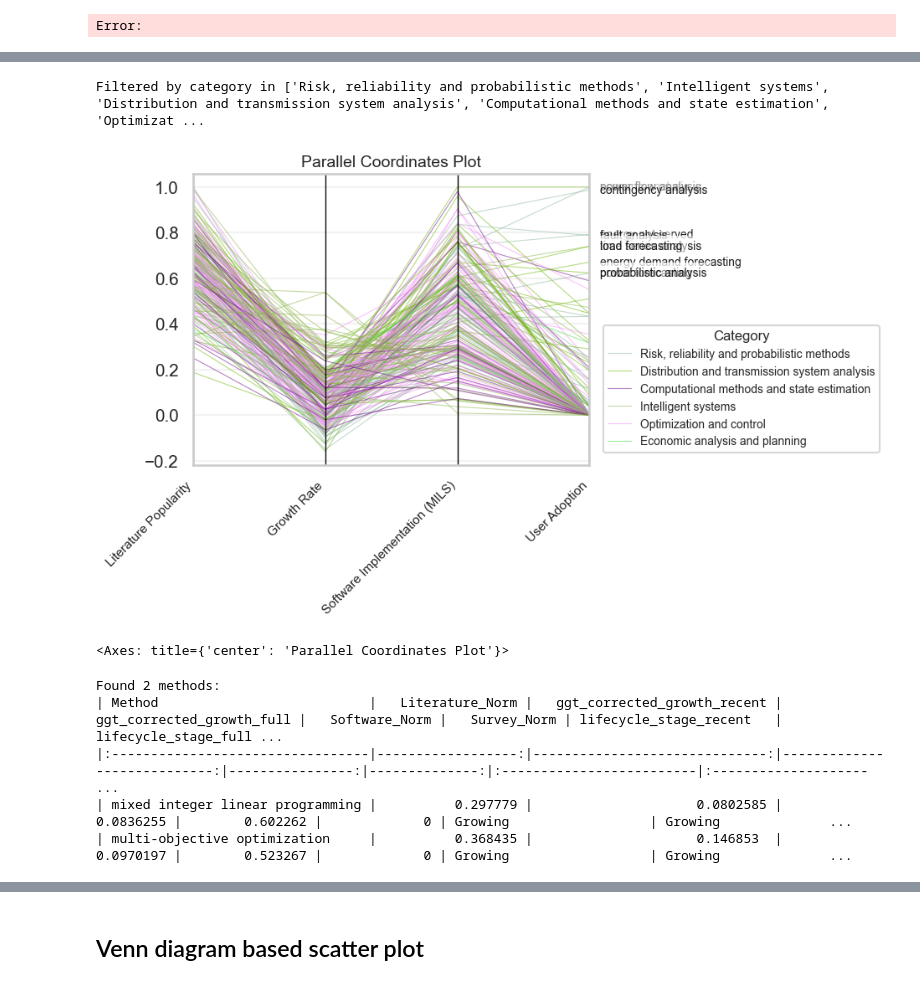
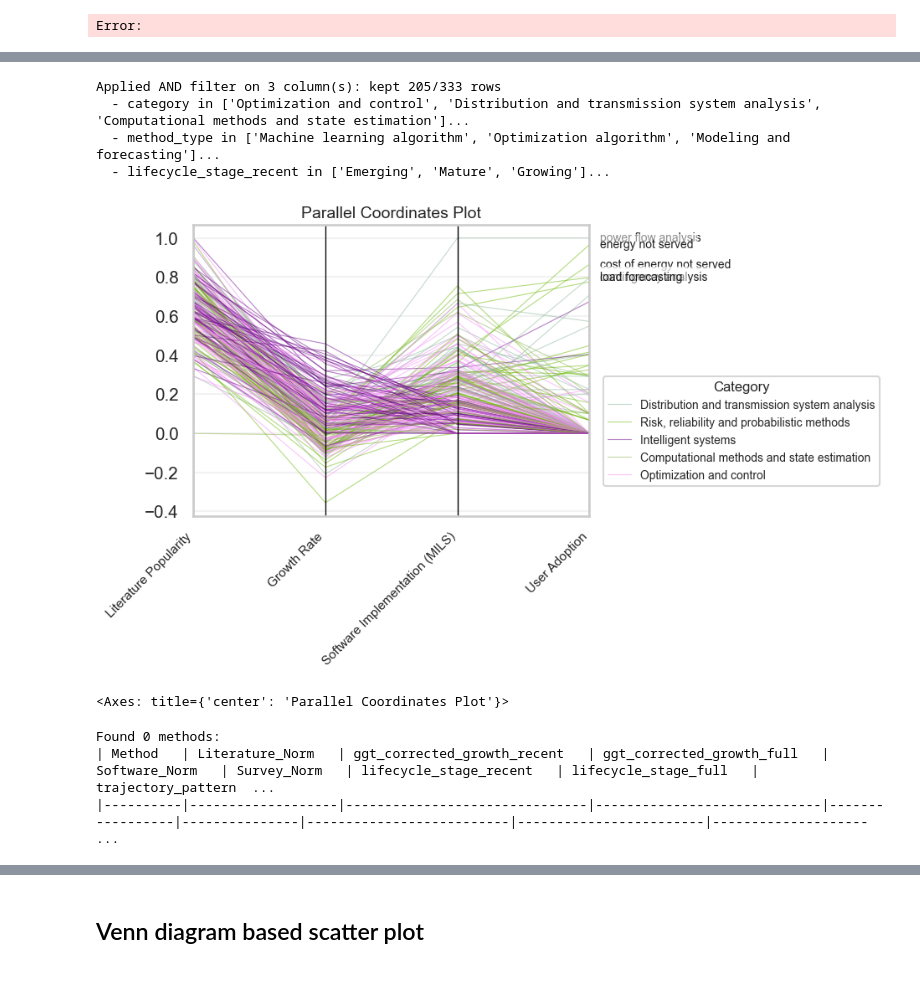
Before and after one commit to stigsimo/Literature-search-and-analysis, a Jupyter notebook: Comparison_of_method_scores.ipynb, the cells around one changed output, grey strips where cells are left out. Drawn from its saved outputs; the diff is of its cells as text; code cells hidden in the pictures.

```diff
--- a/Comparison_of_method_scores.ipynb
+++ b/Comparison_of_method_scores.ipynb
@@ -3024,17 +3941,17 @@ def identify_missing_methods(merged_df, variant_groups_file="Saved_files_new/met
 # %%
 # Literature analysis files
 LOAD_DIR = "C:/Users/STSI/OneDrive - Skagerak Energi/06-NæringsPhD/Egne papers/State of the art/Data"
-CONFIG['literature_csv'] = f'{LOAD_DIR}/enhanced_method_analysis_2025_12_19_reliability_resilience_power_systems.csv'# 'Saved_files_new\enhanced_method_analysis_2025_11_20_reliability_resilience_power_systems.csv'
-CONFIG['topic_names_json'] = f'{LOAD_DIR}//topic_names_2025_12_19_reliability_resilience_power_systems.json'#'Saved_files_new/topic_names_2025_11_20_reliability_resilience_power_systems.json'
-CONFIG['topic_ngrams_json'] = f'{LOAD_DIR}/topic_specific_tfidf_ngrams_2025_12_19_reliability_resilience_power_systems.json'#'Saved_files_new/topic_specific_tfidf_ngrams_2025_11_20_reliability_resilience_power_systems.json'
-CONFIG['term_frequencies_json'] = f'{LOAD_DIR}/term_frequencies_2025_12_19_reliability_resilience_power_systems.json'#'Saved_files_new/term_frequencies_2025_11_20_reliability_resilience_power_systems.json'
-CONFIG['ggt_results_csv'] = f'{LOAD_DIR}/ggt_results_2_5_6_7_8_13.csv'#'Saved_files_new\ggt_results_all_1_2_4_6_8_9.csv'
+CONFIG['literature_csv'] = f'{LOAD_DIR}/enhanced_method_analysis_2026_01_06_reliability_resilience_power_systems.csv'# 'Saved_files_new\enhanced_method_analysis_2025_11_20_reliability_resilience_power_systems.csv'
+CONFIG['topic_names_json'] = f'{LOAD_DIR}//topic_names_2026_01_06_reliability_resilience_power_systems.json'#'Saved_files_new/topic_names_2025_11_20_reliability_resilience_power_systems.json'
+CONFIG['topic_ngrams_json'] = f'{LOAD_DIR}/topic_specific_tfidf_ngrams_2026_01_06_reliability_resilience_power_systems.json'#'Saved_files_new/topic_specific_tfidf_ngrams_2025_11_20_reliability_resilience_power_systems.json'
+CONFIG['term_frequencies_json'] = f'{LOAD_DIR}/term_frequencies_2026_01_06_reliability_resilience_power_systems.json'#'Saved_files_new/term_frequencies_2025_11_20_reliability_resilience_power_systems.json'
+CONFIG['ggt_results_csv'] = f'{LOAD_DIR}/ggt_results_2_5_6_7_8_13_v3.csv'#'Saved_files_new\ggt_results_all_1_2_4_6_8_9.csv'
 CONFIG['method_goups'] = f'{LOAD_DIR}/method_variant_groups.json'#'C:/Users/STSI/OneDrive - Skagerak Energi/06-NæringsPhD/Egne papers/State of the art/Data/method_variant_groups.json'
 #software source to load from:
 #CONFIG['software_csv'] = 'software_analysis_output/software_methods_with_mis_updated.csv'
 #CONFIG['software_csv'] = 'software_analysis_output\software_methods_FINAL_COMPLETE_20251111_141203.csv'
-CONFIG['software_csv'] = f'{LOAD_DIR}/software_methods_FINAL_COMPLETE_20251213_085154.csv'
-
+CONFIG['software_csv'] = f'{LOAD_DIR}\software_method_matrix_final_2025_12_23.csv'
+#CONFIG['software_csv'] = f'{LOAD_DIR}/software_methods_osmm_update_2025120.csv'
 CONFIG['survey_csv'] ='C:\git_repos\Questionair-analysis\Data\method_count_comparison_results.csv'
 #data = load_all_data(CONFIG)
 # %%
@@ -6210,2 +7952,5 @@ category
+# %%
+df_comparison=pd.read_csv('output\method_comparison_all_sources.csv')
+df_comparison_plot=df_comparison.copy()
 # %%
 df_1=clean_scatter_comparison_plots(
@@ -6608,31 +8574,55 @@ def parallel_coordinates_plot(
 # %%
 cols = ['Literature_Norm_log', 'ggt_corrected_growth_recent','Software_Norm', 'Survey_Norm' ]
 xticks = ['Literature Popularity', 'Growth Rate', 'Software Implementation (MILS)', 'User Adoption']
 parallel_coordinates_plot(
     df_comparison,
     columns=cols,
     xticks=xticks,
     class_column="category",
     linewidth=0.8,
     alpha=0.5,
-    filter_col='category',
-    filter_value=[
-        'Risk, reliability and probabilistic methods',
-        'Intelligent systems',
-        'Distribution and transmission system analysis',
-        'Computational methods and state estimation',
-        #'Power system stability and dynamics',      #not really relevant for me
-        'Optimization and control',
-        'Economic analysis and planning',
-        #'Other specialized methods',               #not really relevant for me
-        #'Communication and signal processing',     #not  relevant for me aat all
-    ],
-    label_k=10,
+    filter_col=['category', 'method_type','lifecycle_stage_recent'],
+    filter_value={
+        'category': [
+            'Risk, reliability and probabilistic methods',
+            'Intelligent systems',
+            'Distribution and transmission system analysis',
+            'Computational methods and state estimation',
+            #'Power system stability and dynamics',      #not really relevant for me
+            'Optimization and control',
+            #'Economic analysis and planning',
+            #'Other specialized methods',               #not really relevant for me
+            #'Communication and signal processing',     #not  relevant for me aat all
+            ],
+        'method_type': [
+            'Power system analysis',
+            'Metric',
+            'Statistical and numerical method',
+            'Modeling and forecasting',
+            'Operational concept',
+            #'General term',
+            'Machine learning algorithm',
+            'Optimization algorithm',
+            #'Other',
+            #'Not relevant'
+            ],
+            'lifecycle_stage_recent':[
+                'Growing',
+                'Mature',
+                'Emerging',
+                'Declining'
+            ]
+            },
+    filter_mode='AND',
+    label_k=5,
     label_col='Method'
     )
 # %% [output]
-Filtered by category in ['Risk, reliability and probabilistic methods', 'Intelligent systems', 'Distribution and transmission system analysis', 'Computational methods and state estimation', 'Optimizat ...
+Applied AND filter on 3 column(s): kept 205/333 rows
+  - category in ['Optimization and control', 'Distribution and transmission system analysis', 'Computational methods and state estimation']...
+  - method_type in ['Machine learning algorithm', 'Optimization algorithm', 'Modeling and forecasting']...
+  - lifecycle_stage_recent in ['Emerging', 'Mature', 'Growing']...
-[figure, old version]
+[figure, new version]
 <Axes: title={'center': 'Parallel Coordinates Plot'}>
 # %%
 # find methods with high and low on four criterias
@@ -6679,11 +8669,9 @@ print(df_zone[['Method', 'Literature_Norm', 'ggt_corrected_growth_recent','ggt_c
 #=========uncertain patterns=========
 # 'possibly_growing','possibly_declining','possibly_mature''unclear','mixed'
 # %% [output]
-Found 2 methods:
-| Method                           |   Literature_Norm |   ggt_corrected_growth_recent |   ggt_corrected_growth_full |   Software_Norm |   Survey_Norm | lifecycle_stage_recent   | lifecycle_stage_full ...
-|:---------------------------------|------------------:|------------------------------:|----------------------------:|----------------:|--------------:|:-------------------------|:-------------------- ...
-| mixed integer linear programming |          0.297779 |                     0.0802585 |                   0.0836255 |        0.602262 |             0 | Growing                  | Growing              ...
-| multi-objective optimization     |          0.368435 |                     0.146853  |                   0.0970197 |        0.523267 |             0 | Growing                  | Growing              ...
+Found 0 methods:
+| Method   | Literature_Norm   | ggt_corrected_growth_recent   | ggt_corrected_growth_full   | Software_Norm   | Survey_Norm   | lifecycle_stage_recent   | lifecycle_stage_full   | trajectory_pattern  ...
+|----------|-------------------|-------------------------------|-----------------------------|-----------------|---------------|--------------------------|------------------------|-------------------- ...
 # %%
 #print the paper titles, primary methods, and most common other methods combined. Filter on year and citations
 #filter on the  nameed method and count all occurrences of other methods in the method columns method_2, method_3, method_4 etc upt to method_10
```
Also changed, not shown: parts of 35 cells of this notebook, 13 other files.
